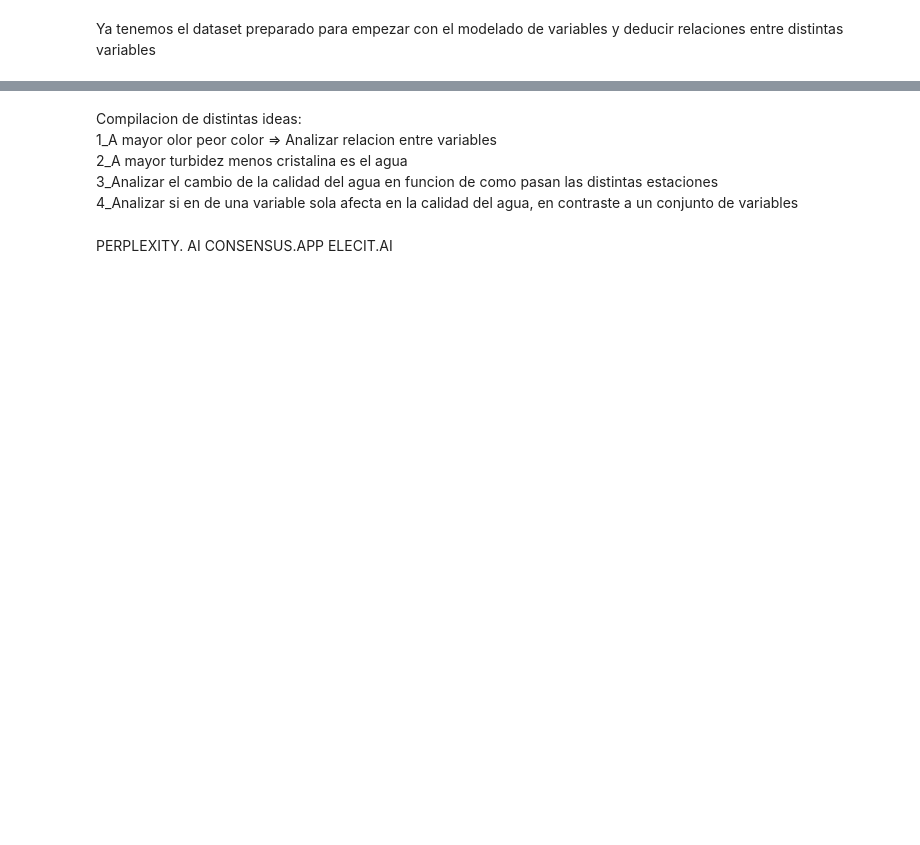
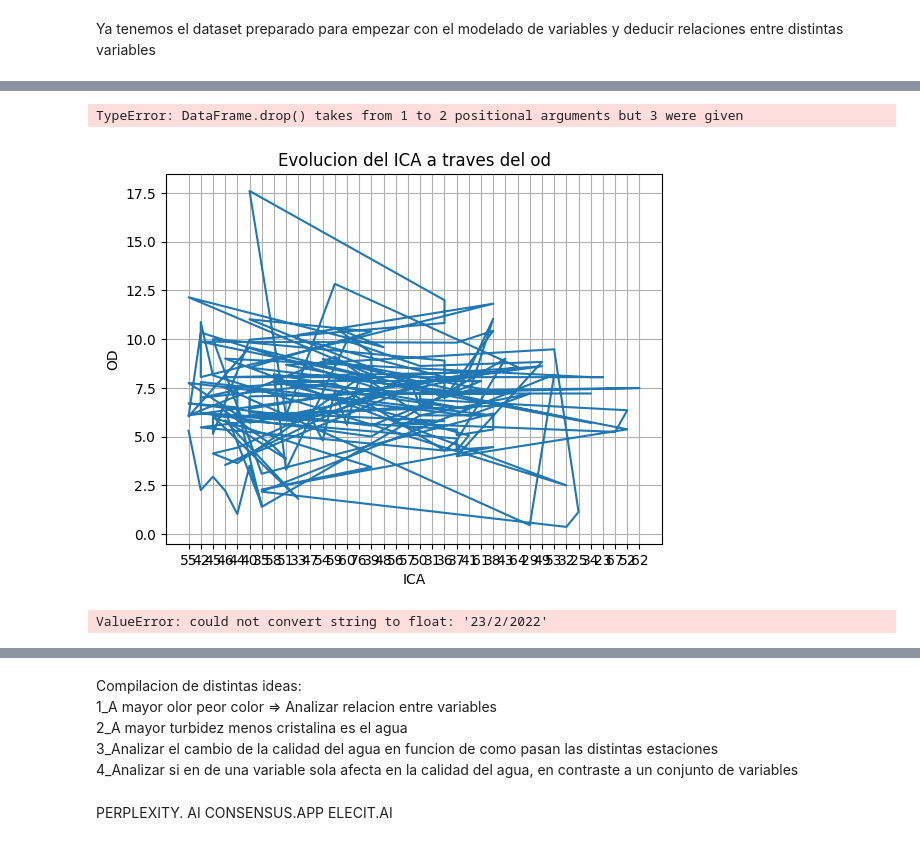
Before and after one commit to muller10000/tp-especial-ciencia-datos, a Jupyter notebook: Ejercicioespecial.ipynb, the cells around one changed output, grey strips where cells are left out. Drawn from its saved outputs; the diff is of its cells as text; code cells hidden in the pictures; blank space fills up the shorter version.

```diff
--- a/Ejercicioespecial.ipynb
+++ b/Ejercicioespecial.ipynb
@@ -412,5 +332,0 @@ Debido a la poca existencia de outliers, vamos a hacer una imputacion por median
-# %%
-copy_dataset["od"] = pd.to_numeric(copy_dataset["od"], errors='coerce') #checkear
-variable_od = copy_dataset["od"].median()
-copy_dataset["od"].fillna(variable_od,inplace = True)
-copy_dataset["od"]
@@ -466,5 +361,13 @@ columnas = [
 ]
 for col in columnas:
     copy_dataset[col] = pd.to_numeric(copy_dataset[col], errors= 'coerce')
-    mediana = copy_dataset[col].median()
-    copy_dataset[col].fillna(mediana,inplace= True)
+
+    median_verano = copy_dataset.loc[copy_dataset["campaña"] == "Verano", col].median()
+    median_invierno = copy_dataset.loc[copy_dataset["campaña"] == "invierno", col].median()
+    median_otoño = copy_dataset.loc[copy_dataset["campaña"] == "otoño", col].median()
+    median_primavera = copy_dataset.loc[copy_dataset["campaña"] == "Primavera", col].median()
+
+    copy_dataset.loc[(copy_dataset['campaña'] == 'Verano') & (copy_dataset[col].isna()), col] = median_verano
+    copy_dataset.loc[(copy_dataset['campaña'] == 'invierno') & (copy_dataset[col].isna()), col] = median_invierno
+    copy_dataset.loc[(copy_dataset['campaña'] == 'Primavera') & (copy_dataset[col].isna()), col] = median_primavera
+    copy_dataset.loc[(copy_dataset['campaña'] == 'otoño') & (copy_dataset[col].isna()), col]=median_otoño
@@ -503,0 +396,21 @@ plt.show()
+# %%
+copia = copy_dataset.drop("calida_de_agua","olores")
+# %% [output]
+TypeError: DataFrame.drop() takes from 1 to 2 positional arguments but 3 were given
+# %%
+import matplotlib.pyplot as plt
+plt.plot(copy_dataset["ica"],copy_dataset["od"])
+plt.xlabel("ICA")
+plt.ylabel("OD")
+plt.title("Evolucion del ICA a traves del od")
+plt.grid(True)
+plt.show()
+# %% [output]
+[figure, added]
+# %%
+from scipy.cluster.hierarchy import dendrogram, linkage
+df = copy_dataset.drop(columns=['sitios','codigo','campaña','calidad_de_agua','olores','color','espumas'])
+linked = linkage(df,method='single')
+plt.figure(figsize=())
+# %% [output]
+ValueError: could not convert string to float: '23/2/2022'
```
Also changed, not shown: parts of 45 cells of this notebook.
